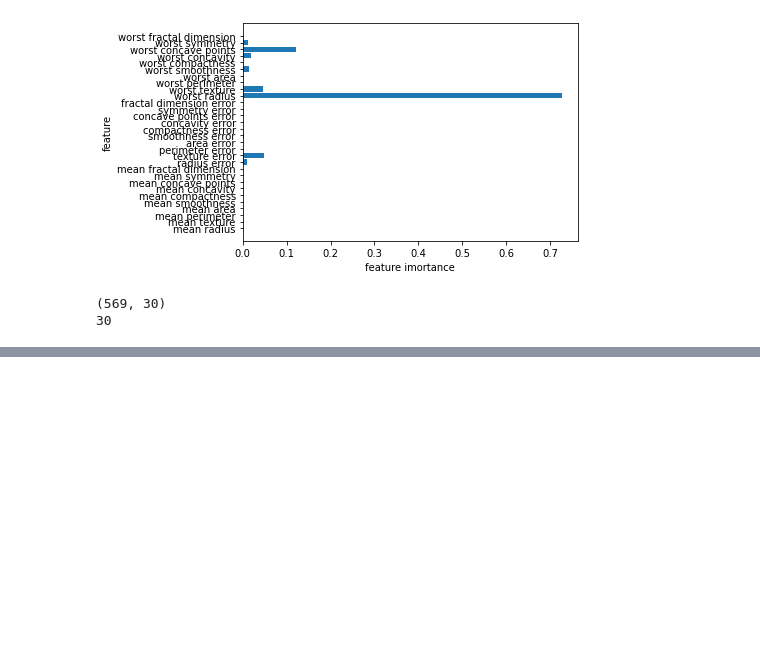
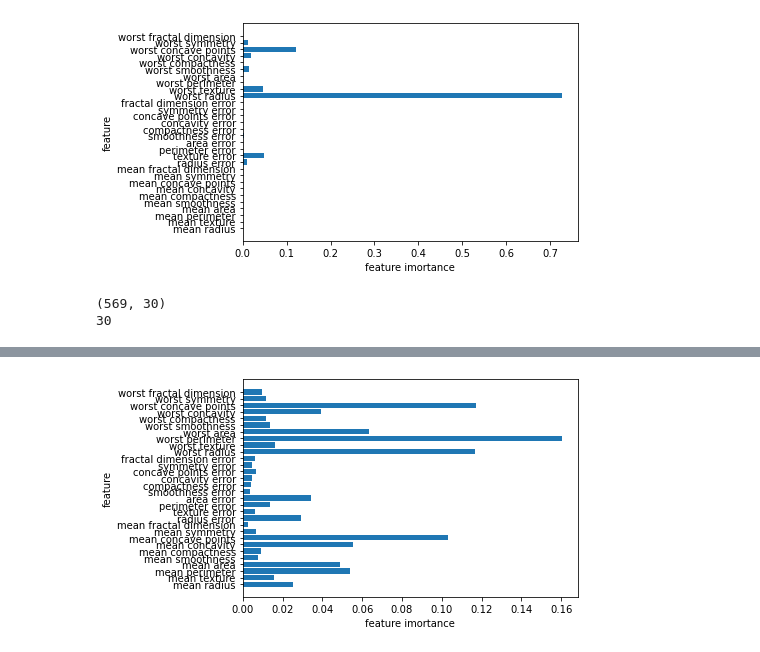
Before and after one commit to yuutom/MachineLearning, a Jupyter notebook: 02_supervised_learning/03_linear_mode_for_classification.ipynb, the cells around one changed output, grey strips where cells are left out. Cells and saved outputs as stored; diff of their text form; code cells hidden in the pictures; blank space fills up the shorter version.

```diff
--- a/02_supervised_learning/03_linear_mode_for_classification.ipynb
+++ b/02_supervised_learning/03_linear_mode_for_classification.ipynb
@@ -230,0 +343,4 @@ print(n_features)
+# %%
+plot_feature_importances_cancer(forest)
+# %% [output]
+[figure, added]
```
Also changed, not shown: parts of 26 cells of this notebook, 3 other files.
